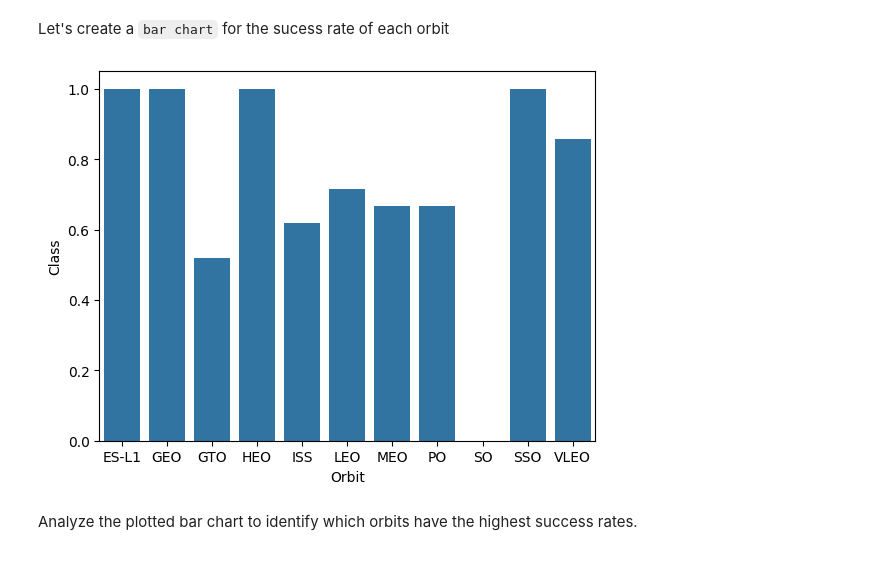
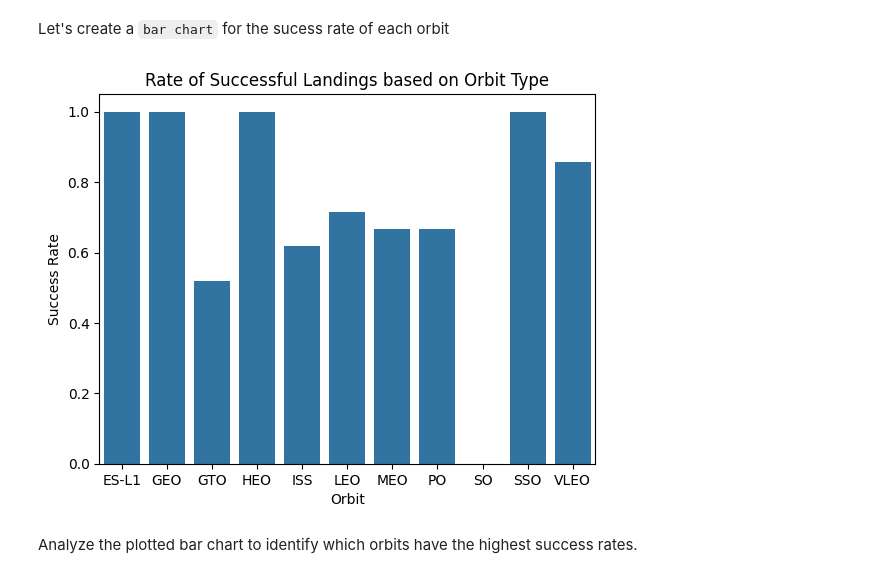
Before and after one commit to azwzhou/SpaceX-Falcon-9-Data-Science-Capstone-Coursera, a Jupyter notebook: EDA with Visualisation.ipynb, the cells around one changed output. Cells and saved outputs as stored; diff of their text form; code cells hidden in the pictures.

```diff
--- a/EDA with Visualisation.ipynb
+++ b/EDA with Visualisation.ipynb
@@ -107,9 +113,11 @@ Let's create a `bar chart` for the sucess rate of each orbit
 # %%
 # HINT use groupby method on Orbit column and get the mean of Class column
 sns.barplot(data=df[['Orbit', 'Class']].groupby(by='Orbit').mean(), y='Class', x='Orbit')
+plt.title('Rate of Successful Landings based on Orbit Type')
+plt.ylabel('Success Rate')
 plt.show()
 # %% [output]
-[figure, old version]
+[figure, new version]
 # %% [markdown]
 Analyze the plotted bar chart to identify which orbits have the highest success rates.
 # %% [markdown]
```
Also changed, not shown: parts of 5 cells of this notebook.
